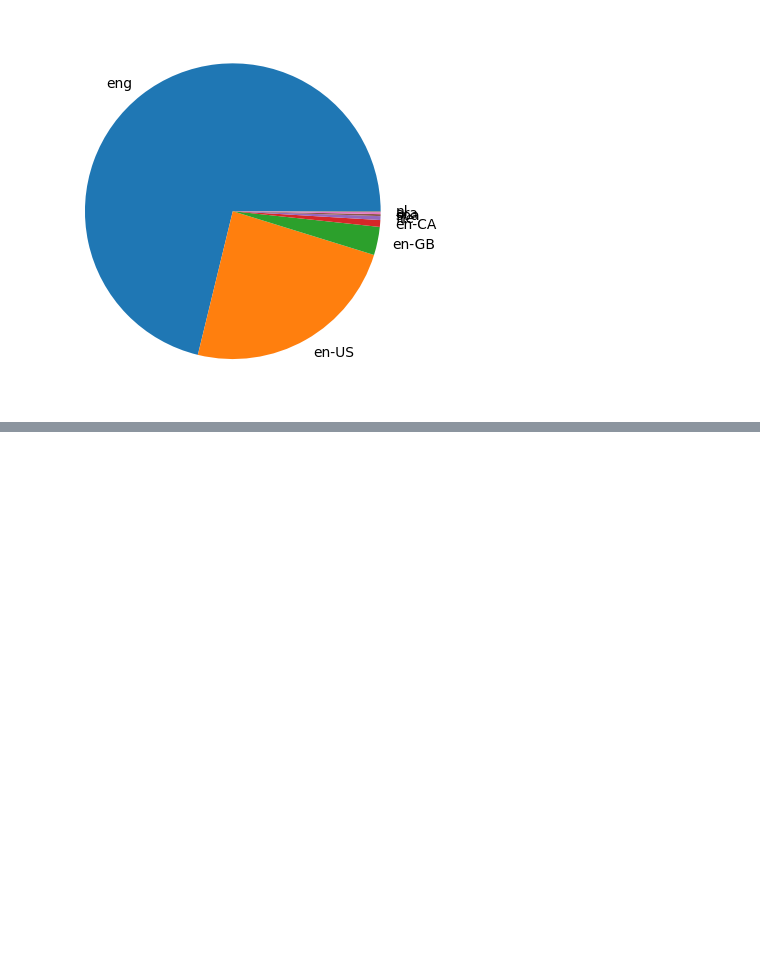
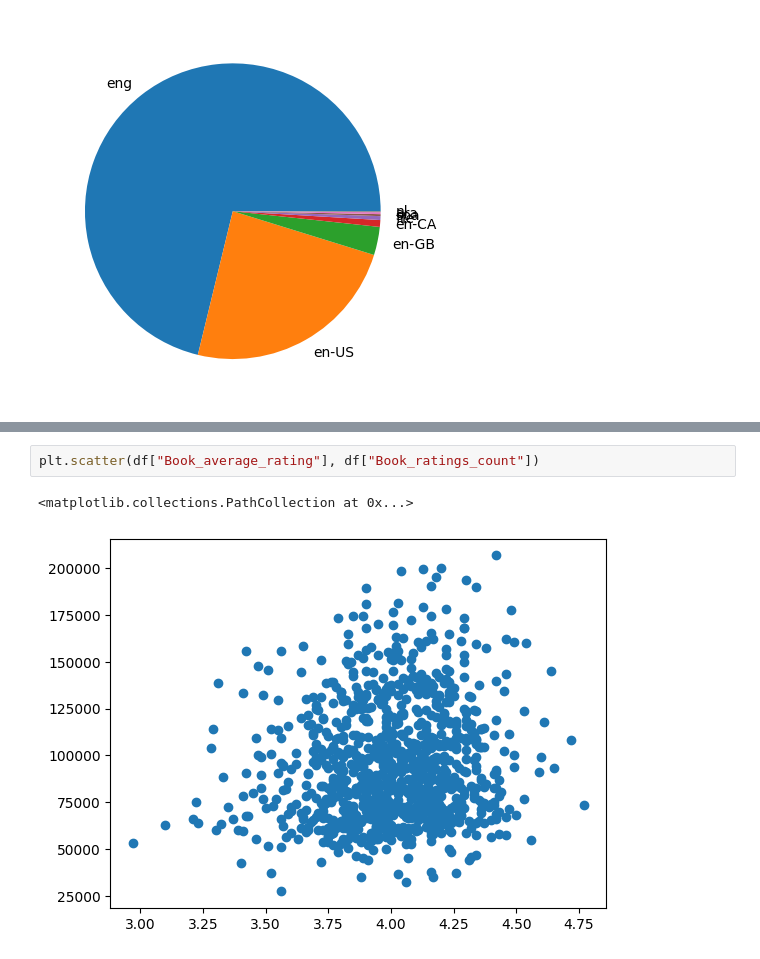
Before and after one commit to Laurentius96/Analysis_of_Book_Publication_Data, a Jupyter notebook: main.ipynb, the cells around one changed output, grey strips where cells are left out. Drawn from its saved outputs; the diff is of its cells as text; blank space fills up the shorter version.

```diff
--- a/main.ipynb
+++ b/main.ipynb
@@ -237,0 +270,5 @@ plt.pie(language_counts, labels=language_counts.index)
+# %%
+plt.scatter(df["Book_average_rating"], df["Book_ratings_count"])
+# %% [output]
+<matplotlib.collections.PathCollection at 0x...>
+[figure, added]
```
Also changed, not shown: parts of 4 cells of this notebook.
